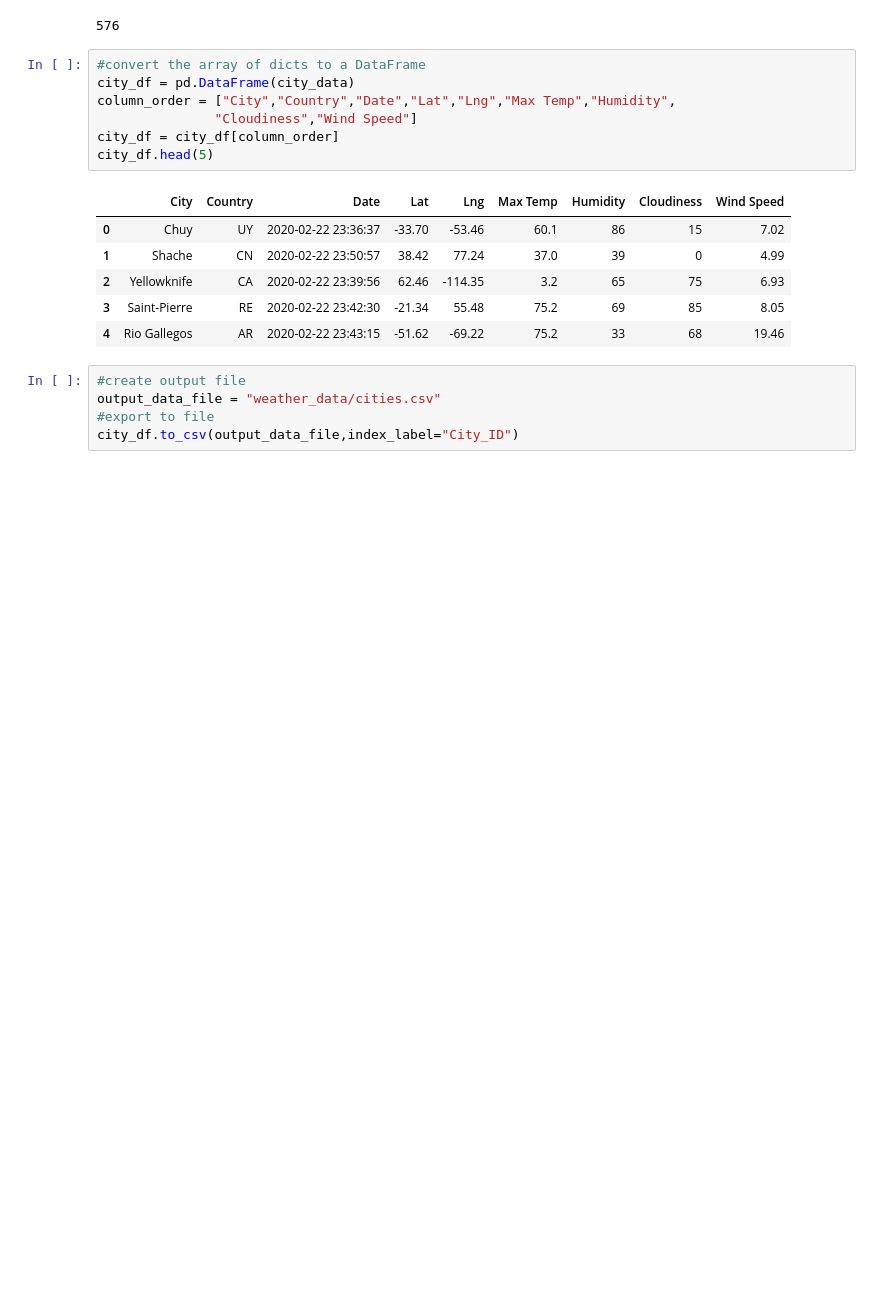
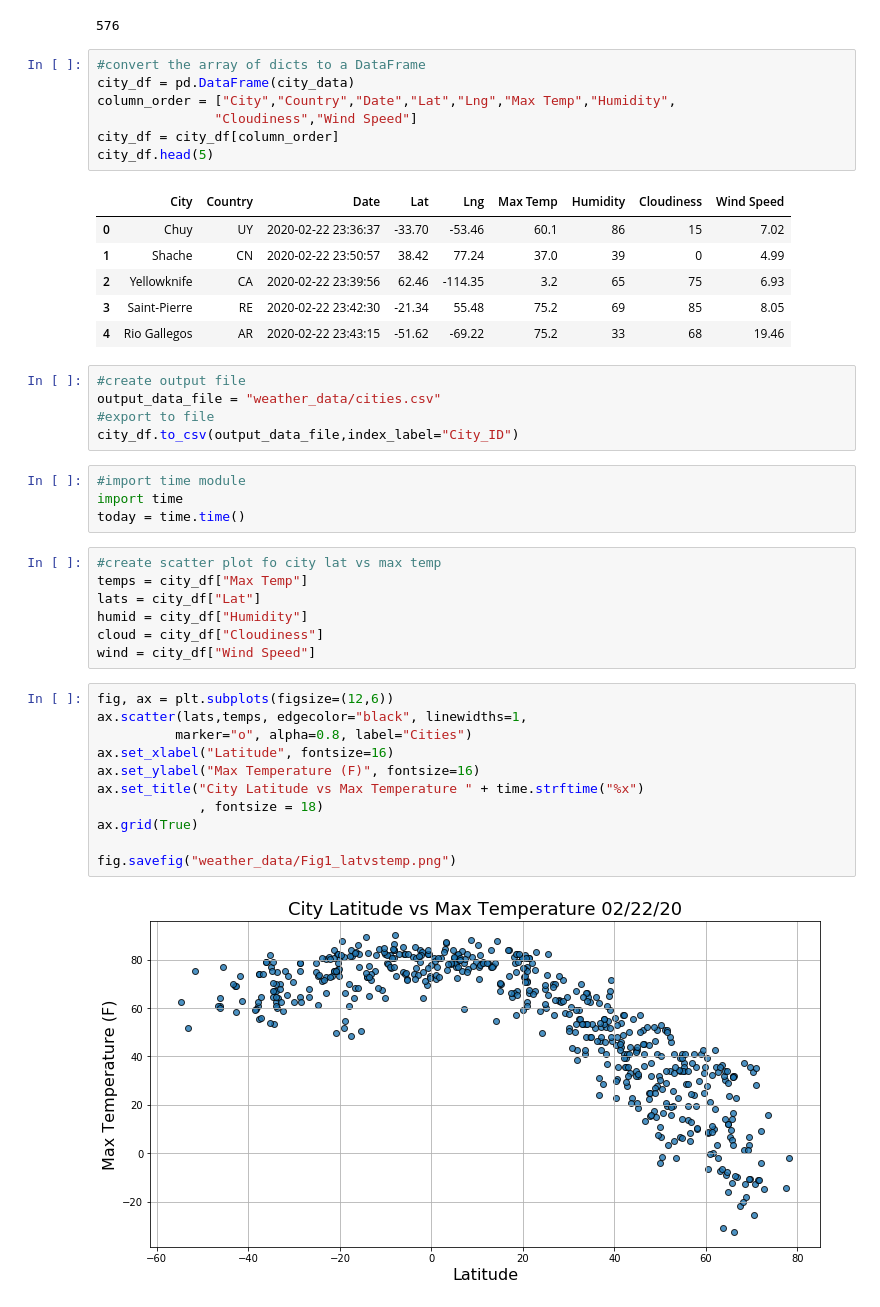
Before and after one commit to mattglibota/World_Weather_Analysis, a Jupyter notebook: WeatherPy.ipynb, the cells around one changed output. Drawn from its saved outputs; the diff is of its cells as text; blank space fills up the shorter version.

Commit message:
added scatter plots

```diff
--- a/WeatherPy.ipynb
+++ b/WeatherPy.ipynb
@@ -137,3 +137,27 @@ city_df.head(5)
 output_data_file = "weather_data/cities.csv"
 #export to file
 city_df.to_csv(output_data_file,index_label="City_ID")
+# %%
+#import time module
+import time
+today = time.time()
+# %%
+#create scatter plot fo city lat vs max temp
+temps = city_df["Max Temp"]
+lats = city_df["Lat"]
+humid = city_df["Humidity"]
+cloud = city_df["Cloudiness"]
+wind = city_df["Wind Speed"]
+# %%
+fig, ax = plt.subplots(figsize=(12,6))
+ax.scatter(lats,temps, edgecolor="black", linewidths=1,
+          marker="o", alpha=0.8, label="Cities")
+ax.set_xlabel("Latitude", fontsize=16)
+ax.set_ylabel("Max Temperature (F)", fontsize=16)
+ax.set_title("City Latitude vs Max Temperature " + time.strftime("%x")
+             , fontsize = 18)
+ax.grid(True)
+
+fig.savefig("weather_data/Fig1_latvstemp.png")
+# %% [output]
+[figure, added]
```
Also changed, not shown: parts of 2 cells of this notebook, 4 other files.
